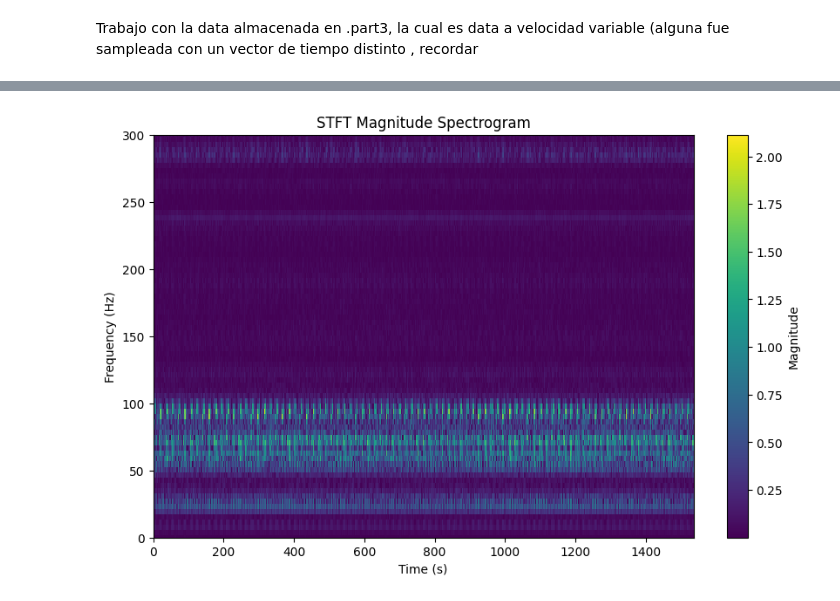
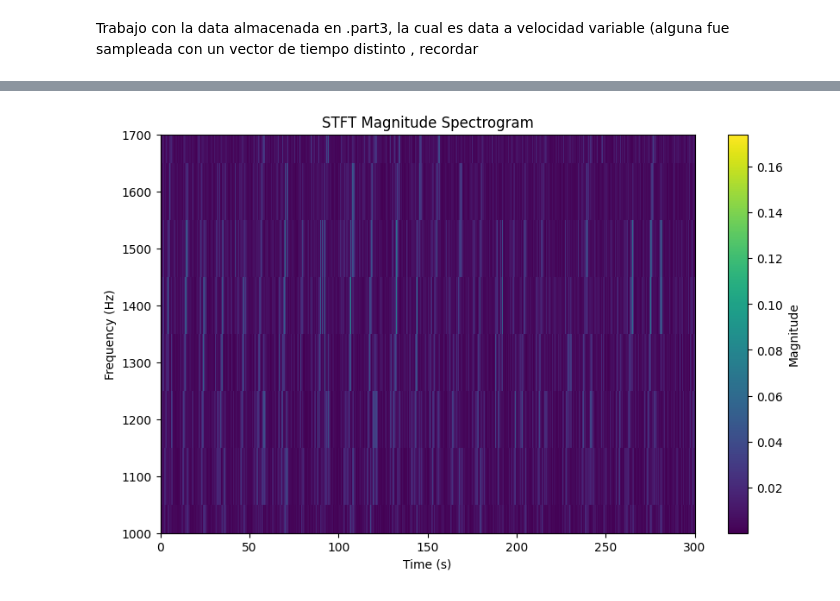
Before and after one commit to romeokienzler/TensorFlow, a Jupyter notebook: data_preparation.ipynb, the cells around one changed output, grey strips where cells are left out. Drawn from its saved outputs; the diff is of its cells as text; code cells hidden in the pictures.

```diff
--- a/data_preparation.ipynb
+++ b/data_preparation.ipynb
@@ -109,8 +111,8 @@ Do you want an interactive graph? (yes/no): no
 # %%
-h5py_file =output_file[0]
+h5py_file =output_file[1]
 with h5py.File(h5py_file, 'r') as h5_file:
   keys = list(h5_file.keys())
-  selected_key = keys[2]
+  selected_key = keys[8]
   selected_data = h5_file[selected_key][:]
 
 selected_key
@@ -143,26 +213,20 @@ plt.show()
 # %%
-import numpy as np
-import matplotlib.pyplot as plt
-from scipy.signal import stft
 
 # Generate a sample signal
-fs = 1000  # Sampling frequency
-t = np.linspace(0, 5, 5 * fs, endpoint=False)  # Time vector
-f1 = 10  # Frequency of the first component
-f2 = 200  # Frequency of the second component
-signal = selected_data[:,2]
+fs = 25.6e3  # Sampling frequency
+signal = selected_data[:, 2]
 
 # Compute the STFT
 frequencies, time_points, magnitude = stft(signal, fs, window='hann', nperseg=256, noverlap=128)
 
 # Plot the magnitude spectrogram
-plt.figure(figsize=(10, 6))]
+plt.figure(figsize=(10, 6))
 plt.pcolormesh(time_points, frequencies, np.abs(magnitude), shading='auto')
 plt.colorbar(label='Magnitude')
 plt.xlabel('Time (s)')
 plt.ylabel('Frequency (Hz)')
 plt.title('STFT Magnitude Spectrogram')
-plt.ylim(0, 300)  # Set the frequency range for visualization
+plt.ylim(1000, 1700)  # Set the frequency range for visualization
 plt.show()
 # %% [output]
-[figure, old version]
+[figure, new version]
```
Also changed, not shown: parts of 10 cells of this notebook.
